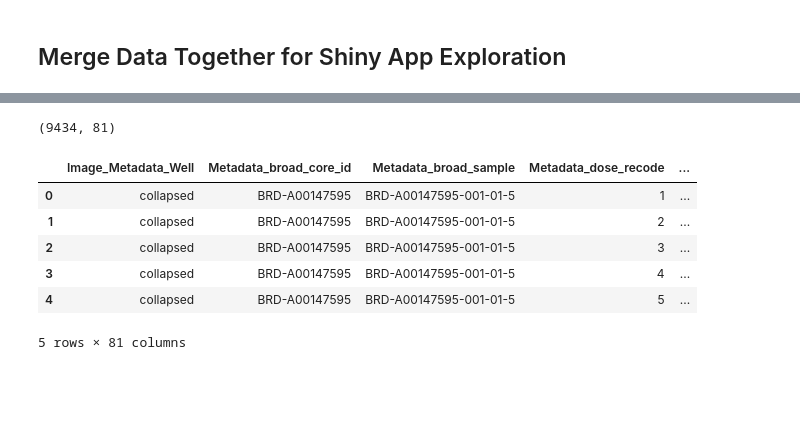
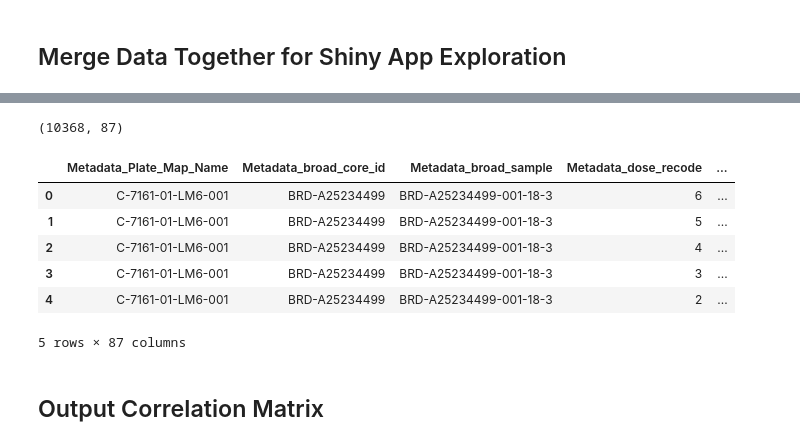
Before and after one commit to broadinstitute/cell-health, a Jupyter notebook: 4.apply/0.apply-models-repurposing.ipynb, the cells around one changed output, grey strips where cells are left out. Cells and saved outputs as stored; diff of their text form; code cells hidden in the pictures; blank space fills up the shorter version.

```diff
--- a/4.apply/0.apply-models-repurposing.ipynb
+++ b/4.apply/0.apply-models-repurposing.ipynb
@@ -260,12 +122,10 @@ cp_features = x_test_df.columns[~x_test_df.columns.str.startswith("Metadata")].t
 # %% [markdown]
 ## 3) Apply all Regression Models to all Repurposing Plates
 # %%
-feature_df = complete_consensus_df.reindex(x_test_df.columns, axis="columns")
-metadata_df = complete_consensus_df.loc[:, meta_cols]
+cell_health_features = list(model_dict.keys())
 
 all_scores = {}
-for cell_health_feature in model_dict.keys():
-    # Apply Real Model Classifiers
+for cell_health_feature in cell_health_features:
     model_clf = model_dict[cell_health_feature]
     pred_df = model_clf.predict(feature_df)
     all_scores[cell_health_feature] = pred_df
@@ -397,21 +289,21 @@ core_id = [
         x.split("-")[1]
     ) if x != "DMSO"
     else x
-    for x in full_df.Metadata_broad_sample
+    for x in repurp_embedding_df.Metadata_broad_sample
 ]
 
-pert_df = (
-    real_embedding_df
+repurp_embedding_with_pert_df = (
+    repurp_embedding_df
     .assign(Metadata_broad_core_id=core_id)
     .sort_index(axis="columns")
     .merge(
-        pert_info_df,
+        moa_df,
         left_on="Metadata_broad_core_id",
-        right_on="pert_id",
+        right_on="broad_id",
         how="left"
     )
 )
 
-print(pert_df.shape)
-pert_df.head()
+print(repurp_embedding_with_pert_df.shape)
+repurp_embedding_with_pert_df.head()
 # %% [output]
@@ -425,23 +317,32 @@ pert_df.head()
 # %%
-shiny_merge_cols = ["Metadata_broad_sample", "Metadata_dose_recode",
-                    "Metadata_mmoles_per_liter", "Image_Metadata_Well"]
+shiny_merge_cols = [
+    "Metadata_Plate_Map_Name",
+    "Metadata_broad_sample",
+    "Metadata_dose_recode",
+    "Metadata_mmoles_per_liter",
+    "Metadata_pert_well"
+]
 
-shiny_df = pert_df.merge(
-    full_df,
-    left_on=shiny_merge_cols,
-    right_on=shiny_merge_cols,
-    how="inner"
+shiny_df = (
+    repurp_embedding_with_pert_df.merge(
+        repurp_predict_df,
+        left_on=shiny_merge_cols,
+        right_on=shiny_merge_cols,
+        how="inner"
+    )
+    .drop(["broad_sample"], axis="columns")
+    .query("Metadata_Plate_Map_Name != @filter_platemap")
 )
 
 print(shiny_df.shape)
 shiny_df.head()
 # %% [output]
-(9434, 81)
+(10368, 87)
-|  | Image_Metadata_Well | Metadata_broad_core_id | Metadata_broad_sample | Metadata_dose_recode | ... |
-| 0 | collapsed | BRD-A00147595 | BRD-A00147595-001-01-5 | 1 | ... |
-| 1 | collapsed | BRD-A00147595 | BRD-A00147595-001-01-5 | 2 | ... |
-| 2 | collapsed | BRD-A00147595 | BRD-A00147595-001-01-5 | 3 | ... |
-| 3 | collapsed | BRD-A00147595 | BRD-A00147595-001-01-5 | 4 | ... |
-| 4 | collapsed | BRD-A00147595 | BRD-A00147595-001-01-5 | 5 | ... |
+|  | Metadata_Plate_Map_Name | Metadata_broad_core_id | Metadata_broad_sample | Metadata_dose_recode | ... |
+| 0 | C-7161-01-LM6-001 | BRD-A25234499 | BRD-A25234499-001-18-3 | 6 | ... |
+| 1 | C-7161-01-LM6-001 | BRD-A25234499 | BRD-A25234499-001-18-3 | 5 | ... |
+| 2 | C-7161-01-LM6-001 | BRD-A25234499 | BRD-A25234499-001-18-3 | 4 | ... |
+| 3 | C-7161-01-LM6-001 | BRD-A25234499 | BRD-A25234499-001-18-3 | 3 | ... |
+| 4 | C-7161-01-LM6-001 | BRD-A25234499 | BRD-A25234499-001-18-3 | 2 | ... |
-5 rows × 81 columns
+5 rows × 87 columns
 # %%
@@ -452,0 +362,2 @@ shiny_df.to_csv(shiny_file, sep='\t', index=False, compression="gzip")
+# %% [markdown]
+## Output Correlation Matrix
```
Also changed, not shown: parts of 39 cells of this notebook, 1 other file.
